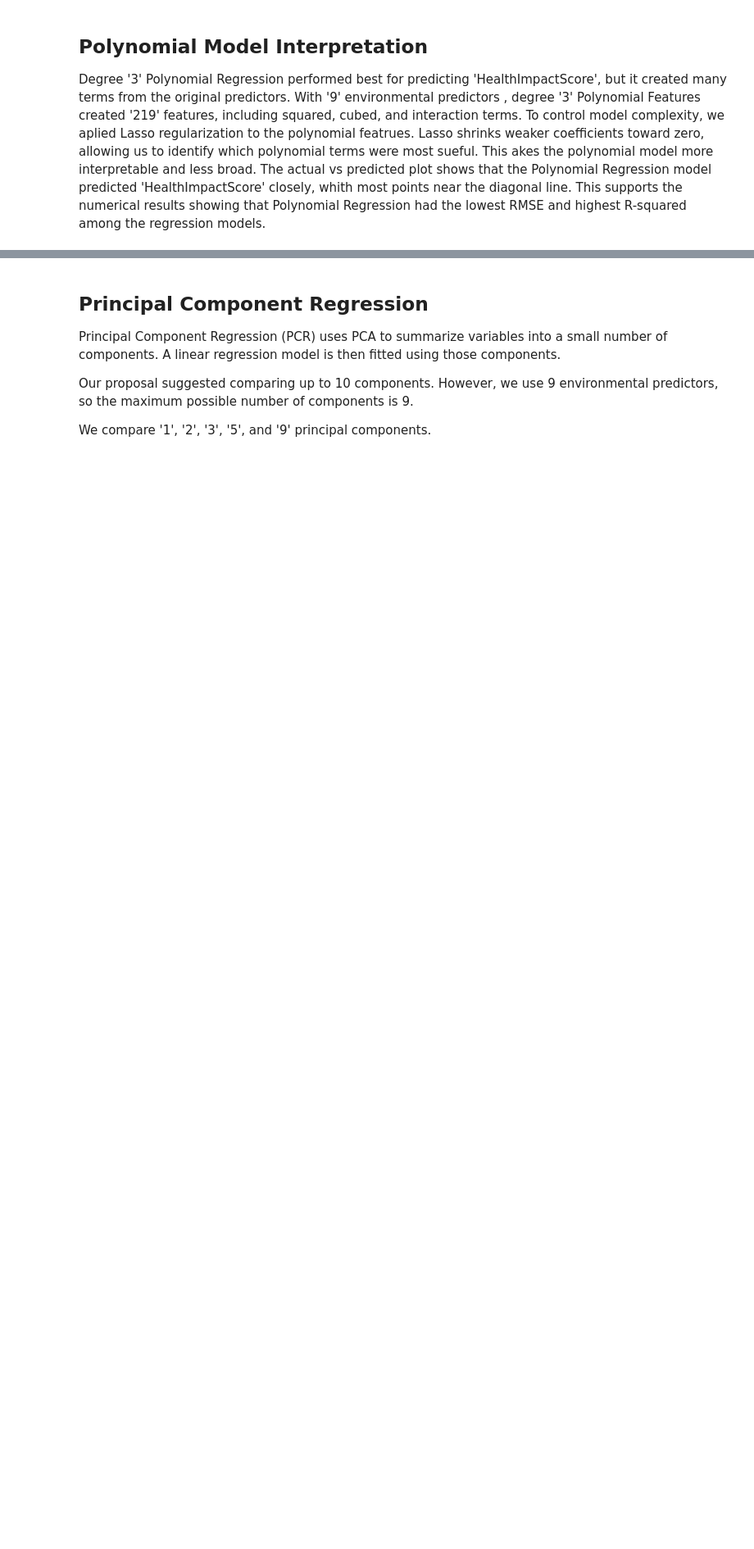
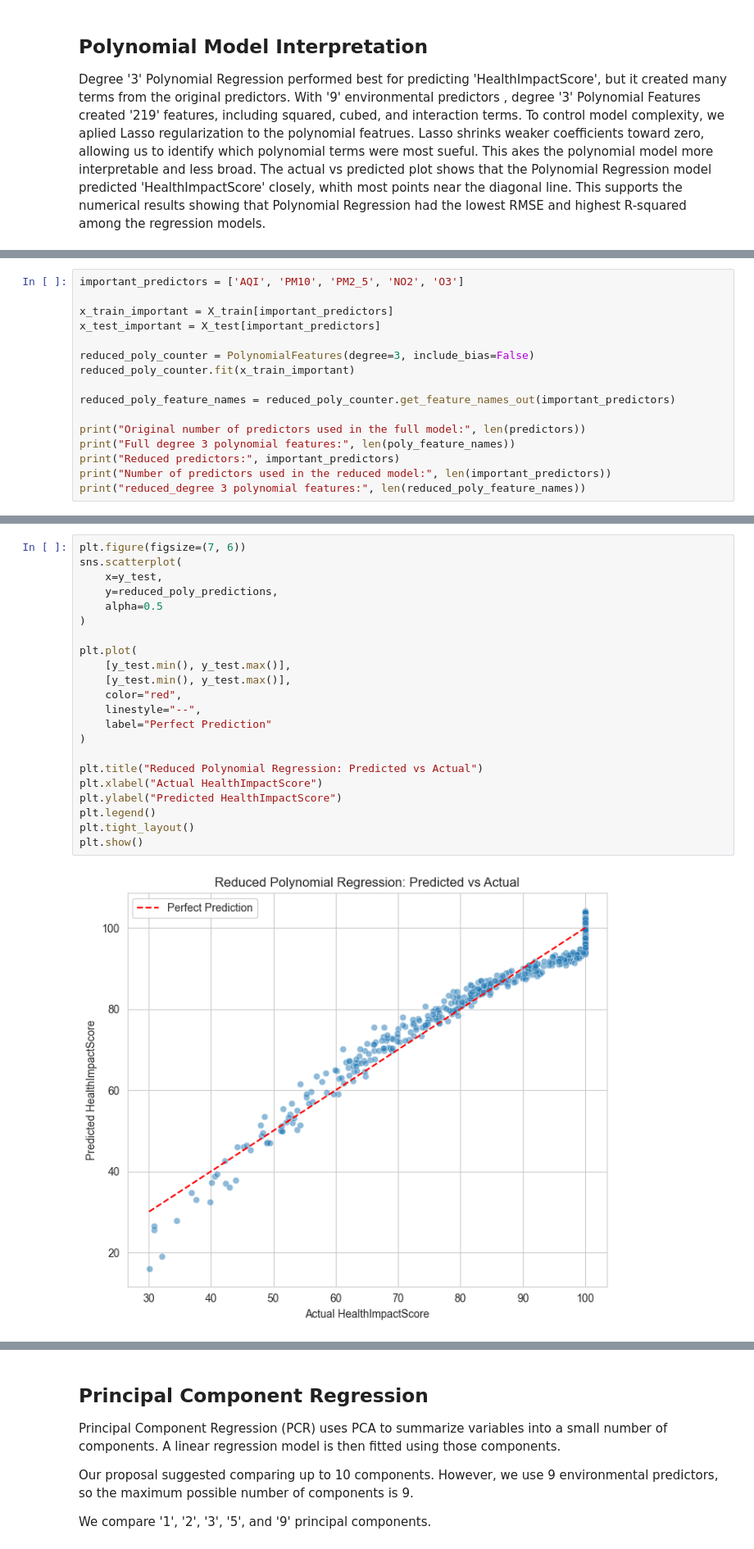
Before and after one commit to BryanR-17/COGS109-air-quality-health-impact, a Jupyter notebook: notebooks/02_regression_models.ipynb, the cells around one changed output, grey strips where cells are left out. Shown at 82% size. Drawn from its saved outputs; the diff is of its cells as text; blank space fills up the shorter version.

```diff
--- a/notebooks/02_regression_models.ipynb
+++ b/notebooks/02_regression_models.ipynb
@@ -419,0 +423,16 @@ Degree '3' Polynomial Regression performed best for predicting 'HealthImpactScor
+# %%
+important_predictors = ['AQI', 'PM10', 'PM2_5', 'NO2', 'O3']
+
+x_train_important = X_train[important_predictors]
+x_test_important = X_test[important_predictors]
+
+reduced_poly_counter = PolynomialFeatures(degree=3, include_bias=False)
+reduced_poly_counter.fit(x_train_important)
+
+reduced_poly_feature_names = reduced_poly_counter.get_feature_names_out(important_predictors)
+
+print("Original number of predictors used in the full model:", len(predictors))
+print("Full degree 3 polynomial features:", len(poly_feature_names))
+print("Reduced predictors:", important_predictors)
+print("Number of predictors used in the reduced model:", len(important_predictors))
+print("reduced_degree 3 polynomial features:", len(reduced_poly_feature_names))
@@ -419,0 +480,24 @@ Degree '3' Polynomial Regression performed best for predicting 'HealthImpactScor
+# %%
+plt.figure(figsize=(7, 6))
+sns.scatterplot(
+    x=y_test,
+    y=reduced_poly_predictions,
+    alpha=0.5
+)
+
+plt.plot(
+    [y_test.min(), y_test.max()],
+    [y_test.min(), y_test.max()],
+    color="red",
+    linestyle="--",
+    label="Perfect Prediction"
+)
+
+plt.title("Reduced Polynomial Regression: Predicted vs Actual")
+plt.xlabel("Actual HealthImpactScore")
+plt.ylabel("Predicted HealthImpactScore")
+plt.legend()
+plt.tight_layout()
+plt.show()
+# %% [output]
+[figure, added]
```
Also changed, not shown: parts of 8 cells of this notebook.
